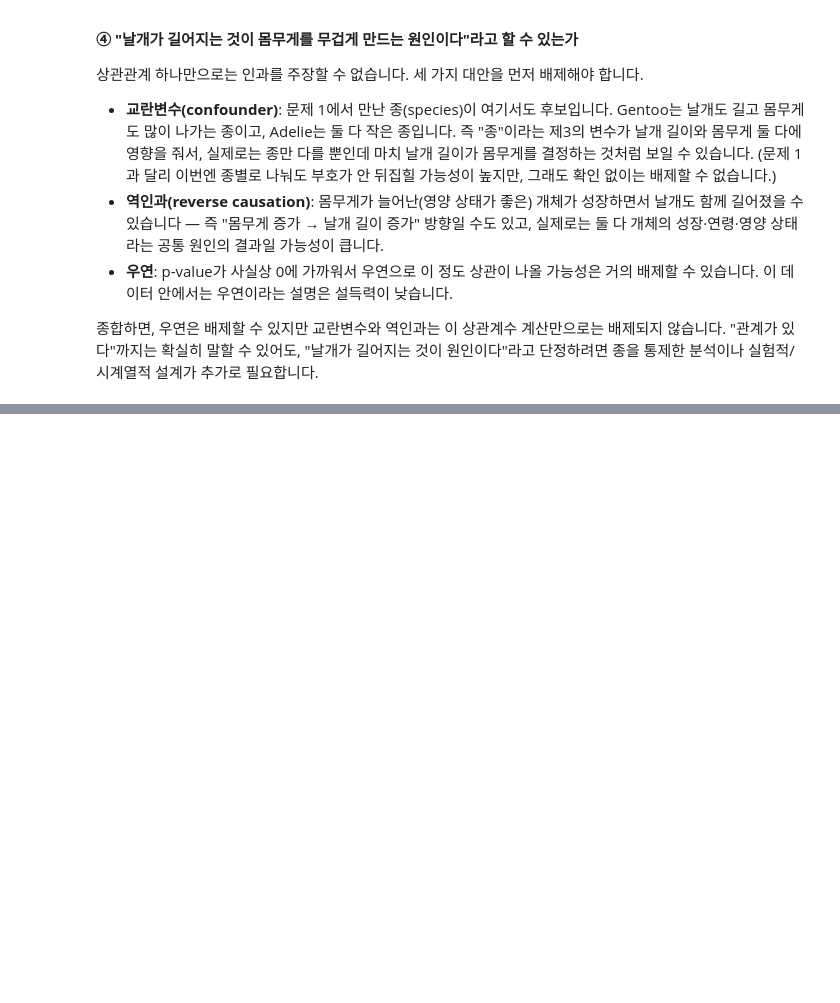
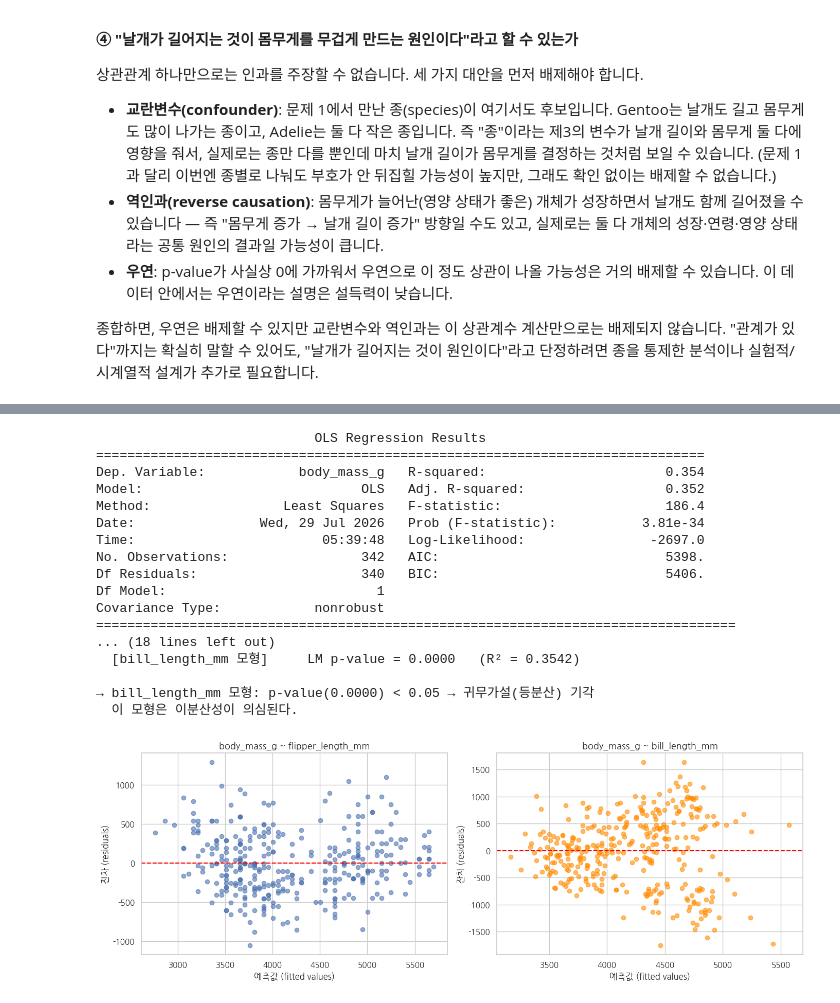
Before and after one commit to crowmag2/ai-data-bootcamp, a Jupyter notebook: D015/D015.ipynb, the cells around one changed output, grey strips where cells are left out. Cells and saved outputs as stored; diff of their text form; code cells hidden in the pictures; blank space fills up the shorter version.

```diff
--- a/D015/D015.ipynb
+++ b/D015/D015.ipynb
@@ -395,0 +765,71 @@ Q2의 p-값은 "모집단의 상관계수가 0이다(즉 두 변수 사이에
+# %%
+# ─────────────────────────────────────────────
+# 문제 5: Q5 · 비교 모형(model_bill)과 나란히 비교
+# ─────────────────────────────────────────────
+
+from statsmodels.stats.diagnostic import het_breuschpagan
+
+# 1) bill_length_mm, body_mass_g 결측치 제거한 데이터로 비교 모형 적합
+penguins_bill = penguins.dropna(subset=['bill_length_mm', 'body_mass_g'])
+model_bill = smf.ols(formula='body_mass_g ~ bill_length_mm', data=penguins_bill).fit()
+
+print(model_bill.summary())
+print("\n" + "="*60 + "\n")
+
+# 2) 두 모형의 잔차 산점도 나란히 그리기
+fig, axes = plt.subplots(1, 2, figsize=(14, 5))
+
+# 왼쪽: flipper_length_mm 모형
+axes[0].scatter(model.fittedvalues, model.resid, alpha=0.6)
+axes[0].axhline(0, color='red', linestyle='--', linewidth=1.5)
+axes[0].set_title('body_mass_g ~ flipper_length_mm', fontsize=13)
+axes[0].set_xlabel('예측값 (fitted values)')
+axes[0].set_ylabel('잔차 (residuals)')
+
+# 오른쪽: bill_length_mm 모형
+axes[1].scatter(model_bill.fittedvalues, model_bill.resid, alpha=0.6, color='darkorange')
+axes[1].axhline(0, color='red', linestyle='--', linewidth=1.5)
+axes[1].set_title('body_mass_g ~ bill_length_mm', fontsize=13)
+axes[1].set_xlabel('예측값 (fitted values)')
+axes[1].set_ylabel('잔차 (residuals)')
+
+plt.tight_layout()
+plt.show()
+
+# 3) 두 모형의 브루쉬-페이건 p-값 비교
+lm_stat_bill, lm_pvalue_bill, f_stat_bill, f_pvalue_bill = het_breuschpagan(
+    model_bill.resid, model_bill.model.exog
+)
+
+alpha = 0.05
+
+print("모형별 브루쉬-페이건 검정 비교")
+print(f"  [flipper_length_mm 모형]  LM p-value = {lm_pvalue:.4f}   (R² = {model.rsquared:.4f})")
+print(f"  [bill_length_mm 모형]     LM p-value = {lm_pvalue_bill:.4f}   (R² = {model_bill.rsquared:.4f})")
+
+print()
+if lm_pvalue_bill < alpha:
+    print(f"→ bill_length_mm 모형: p-value({lm_pvalue_bill:.4f}) < {alpha} → 귀무가설(등분산) 기각")
+    print("  이 모형은 이분산성이 의심된다.")
+else:
+    print(f"→ bill_length_mm 모형: p-value({lm_pvalue_bill:.4f}) ≥ {alpha} → 귀무가설(등분산) 기각 못함")
+    print("  이 모형도 등분산성 위반 근거는 부족하다.")
+# %% [output]
+                            OLS Regression Results
+==============================================================================
+Dep. Variable:            body_mass_g   R-squared:                       0.354
+Model:                            OLS   Adj. R-squared:                  0.352
+Method:                 Least Squares   F-statistic:                     186.4
+Date:                Wed, 29 Jul 2026   Prob (F-statistic):           3.81e-34
+Time:                        05:39:48   Log-Likelihood:                -2697.0
+No. Observations:                 342   AIC:                             5398.
+Df Residuals:                     340   BIC:                             5406.
+Df Model:                           1
+Covariance Type:            nonrobust
+==================================================================================
+... (18 lines left out)
+  [bill_length_mm 모형]     LM p-value = 0.0000   (R² = 0.3542)
+
+→ bill_length_mm 모형: p-value(0.0000) < 0.05 → 귀무가설(등분산) 기각
+  이 모형은 이분산성이 의심된다.
+[figure, added]
```
Also changed, not shown: parts of 19 cells of this notebook.
